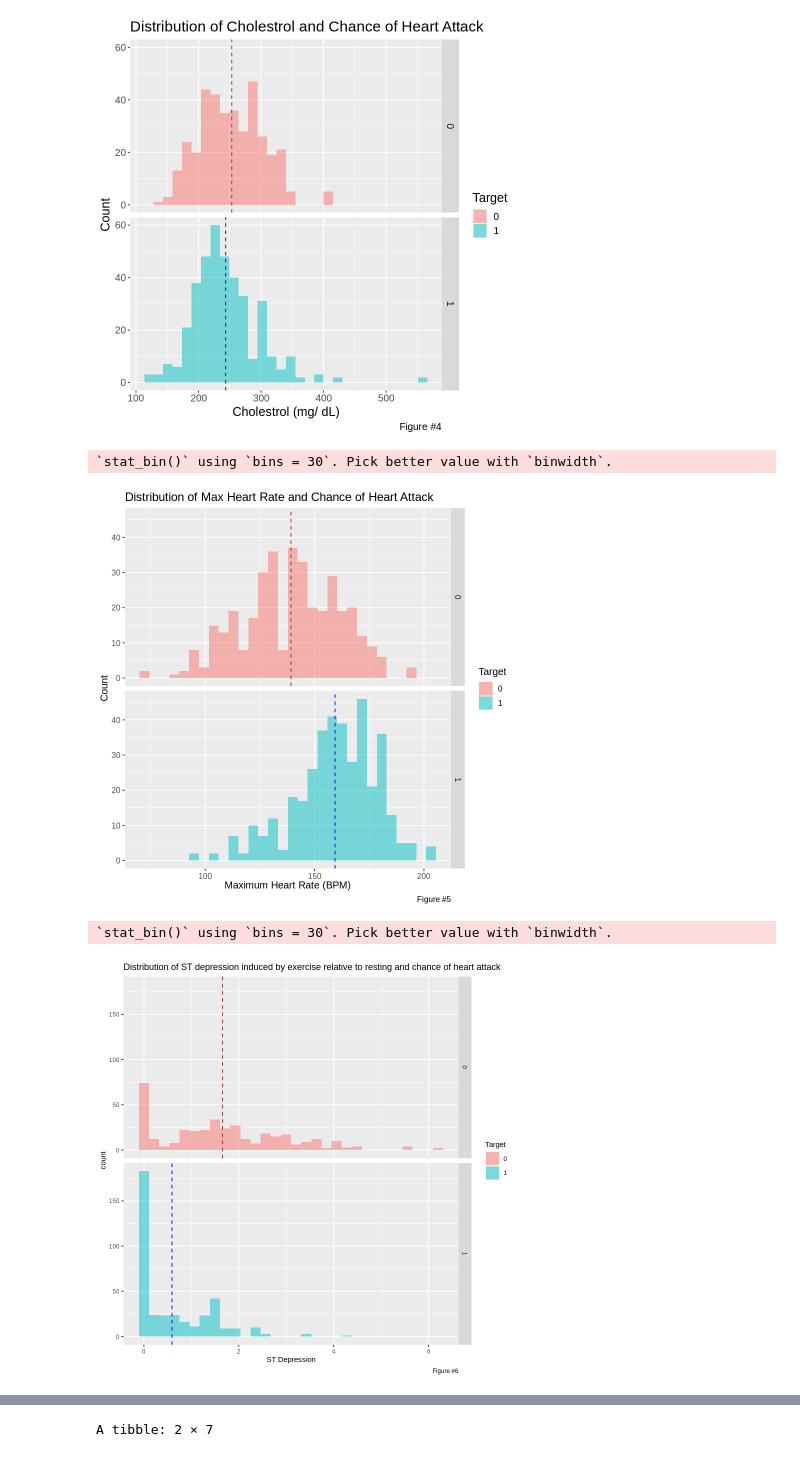
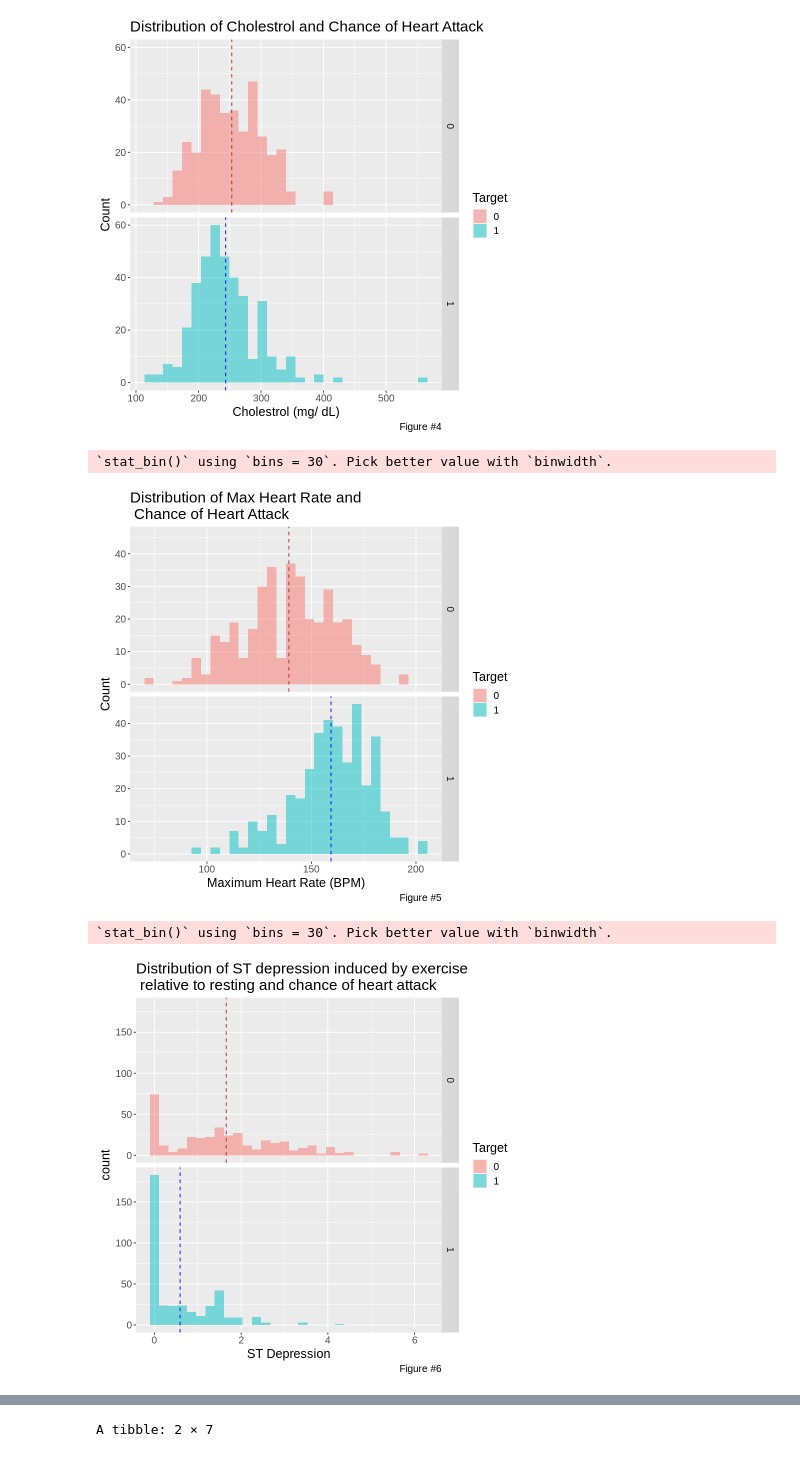
Before and after one commit to carriexu26/DSCI-Group-Project, a Jupyter notebook: heart_disease.ipynb, the cells around one changed output, grey strips where cells are left out. Saved outputs shown, nothing was run; the diff lists cells and outputs as text; code cells hidden in the pictures.

```diff
--- a/heart_disease.ipynb
+++ b/heart_disease.ipynb
@@ -85,7 +114,7 @@ library(tidymodels)
 # %% [markdown]
 ### Reading the data
 # %%
-heart_data <- read_csv("heart.csv")
+heart_data <- read_csv("https://raw.githubusercontent.com/carriexu26/DSCI-Group-Project/main/heart.csv")
 heart_data <- heart_data[!(heart_data$thal==0 | heart_data$ca==4),]
 heart_data |>
     head(10)
@@ -271,25 +300,25 @@ thalach_plot <- ggplot(heart_train, aes(x = thalach, fill = target)) +
              color = "blue", linetype = "dashed") +
     facet_grid(rows = vars(target)) +
     labs(x = "Maximum Heart Rate (BPM)", y="Count", fill = "Target", caption = "Figure #5") +
-    ggtitle("Distribution of Max Heart Rate and Chance of Heart Attack") +
-    theme(text = element_text(size = 12))
+    ggtitle("Distribution of Max Heart Rate and \n Chance of Heart Attack") +
+    theme(text = element_text(size = 15))
 thalach_plot
 # %% [output]
 `stat_bin()` using `bins = 30`. Pick better value with `binwidth`.
-[figure, old version]
+[figure, new version]
 # %%
 oldpeak_plot <- ggplot(heart_train, aes(x = oldpeak, fill = target)) +
     geom_histogram(alpha = 0.5, position = "identity") +
     geom_vline(data = filter(heart_train, target == 0), aes(xintercept = mean(filter(heart_train,  target == 0)$oldpeak)),
              color = "brown", linetype = "dashed") +
     geom_vline(data = filter(heart_train, target == 1), aes(xintercept = mean(filter(heart_train,  target == 1)$oldpeak)),
              color = "blue", linetype = "dashed") +
     facet_grid(rows = vars(target)) +
     labs(x = "ST Depression", fill = "Target", caption = "Figure #6") +
-    ggtitle("Distribution of ST depression induced by exercise relative to resting and chance of heart attack") +
-    theme(text = element_text(size = 9))
+    ggtitle("Distribution of ST depression induced by exercise \n relative to resting and chance of heart attack") +
+    theme(text = element_text(size = 15))
 oldpeak_plot
 # %% [output]
 `stat_bin()` using `bins = 30`. Pick better value with `binwidth`.
-[figure, old version]
+[figure, new version]
 # %% [markdown]
```
Also changed, not shown: parts of 18 cells of this notebook.
